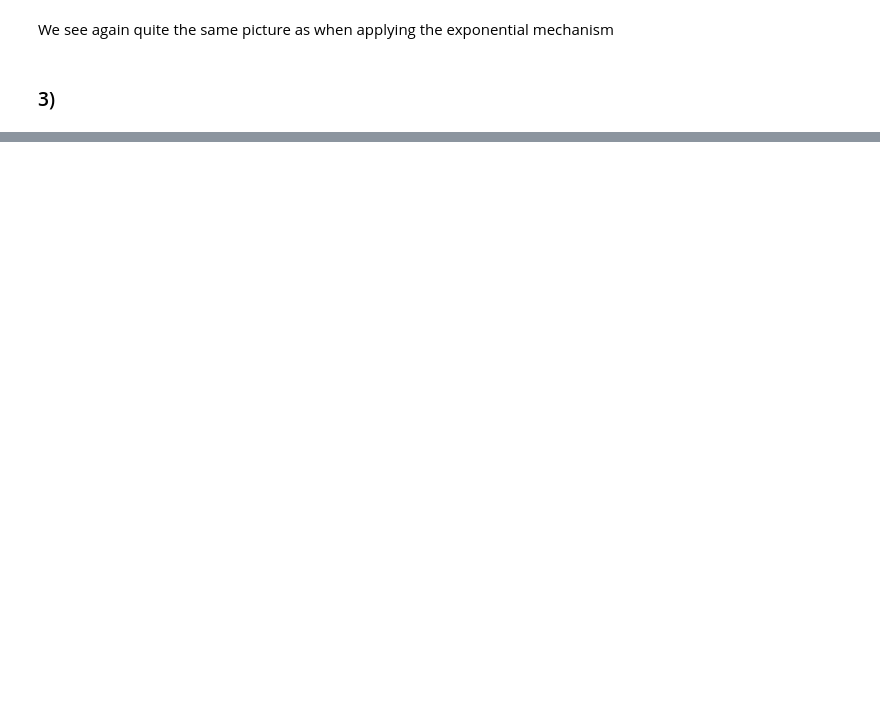
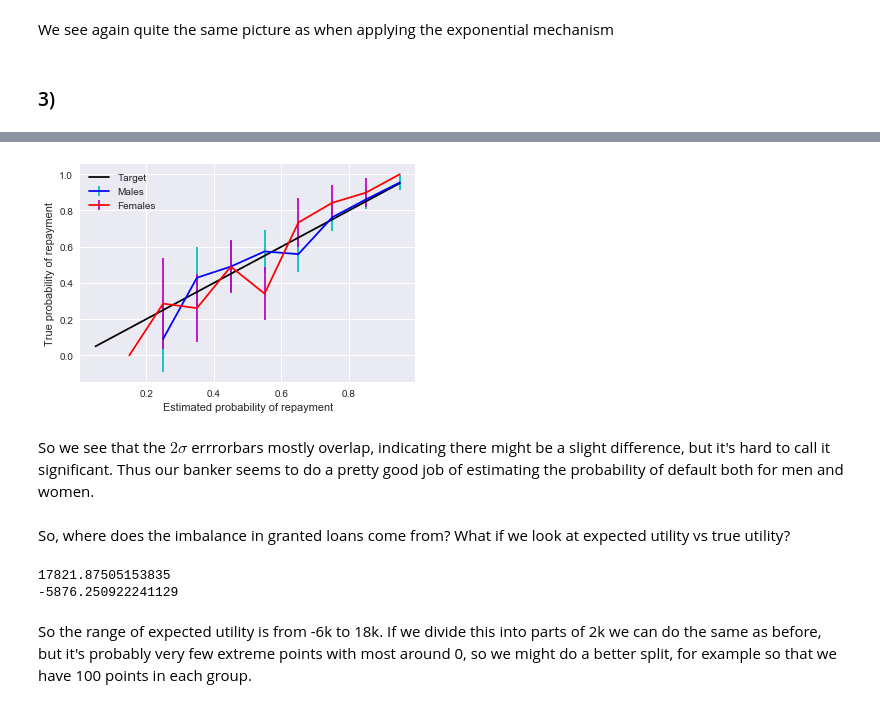
Before and after one commit to aleksaw/ml-society-science, a Jupyter notebook: src/project-1/Project-submission.ipynb, the cells around one changed output, grey strips where cells are left out. Cells and saved outputs as stored; diff of their text form; code cells hidden in the pictures; blank space fills up the shorter version.

```diff
--- a/src/project-1/Project-submission.ipynb
+++ b/src/project-1/Project-submission.ipynb
@@ -1039,0 +1132,32 @@ We see again quite the same picture as when applying the exponential mechanism
+# %%
+x = np.around(np.linspace(0.1, 1, 10), decimals=1)
+y_m = [(df['repaid'][(df['gender']=='Male')&((df['proba good']+0.05).round(1)==p)].mean()-2)*-1
+       for p in x]
+y_f = [(df['repaid'][(df['gender']=='Female')&((df['proba good']+0.05).round(1)==p)].mean()-2)*-1
+       for p in x]
+ye_m = [df['repaid'][(df['gender']=='Male')&((df['proba good']+0.05).round(1)==p)].sem()*2
+       for p in x]
+ye_f = [df['repaid'][(df['gender']=='Female')&((df['proba good']+0.05).round(1)==p)].sem()*2
+       for p in x]
+# %%
+plt.plot(x-0.05, x-0.05, 'k-', label='Target')
+plt.errorbar(x-0.05, y_m, color='b', yerr=ye_m, ecolor='c', label='Males')
+plt.errorbar(x-0.05, y_f, color='r', yerr=ye_f, ecolor='m', label='Females')
+plt.legend()
+plt.xlabel('Estimated probability of repayment')
+plt.ylabel('True probability of repayment')
+plt.show()
+# %% [output]
+[figure, added]
+# %% [markdown]
+So we see that the $2\sigma$ errrorbars mostly overlap, indicating there might be a slight difference, but it's hard to call it significant. Thus our banker seems to do a pretty good job of estimating the probability of default both for men and women.
+# %% [markdown]
+So, where does the imbalance in granted loans come from? What if we look at expected utility vs true utility?
+# %%
+print(df['EU'].max())
+print(df['EU'].min())
+# %% [output]
+17821.87505153835
+-5876.250922241129
+# %% [markdown]
+So the range of expected utility is from -6k to 18k. If we divide this into parts of 2k we can do the same as before, but it's probably very few extreme points with most around 0, so we might do a better split, for example so that we have 100 points in each group.
```
Also changed, not shown: parts of 65 cells of this notebook, 3 other files.
